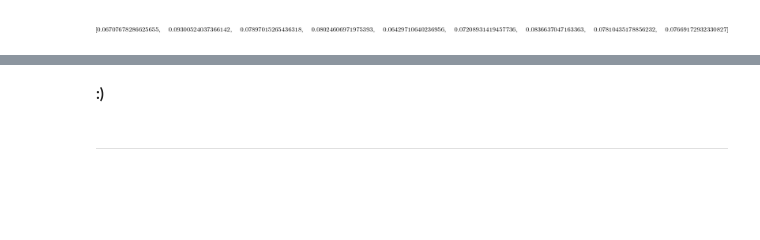
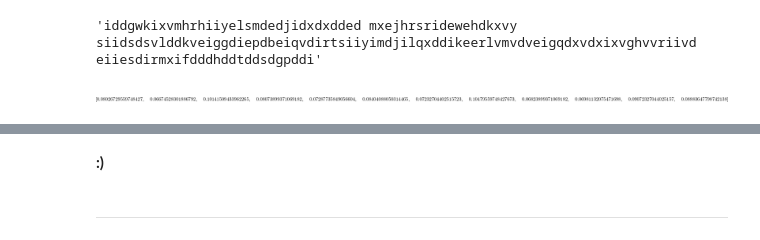
Before and after one commit to massimo-nocentini/scratchpad, a Jupyter notebook: chapters/crypto/vigenere-cryptoanalysis.ipynb, the cells around one changed output, grey strips where cells are left out. Saved outputs shown, nothing was run; the diff lists cells and outputs as text; code cells hidden in the pictures; blank space fills up the shorter version.

```diff
--- a/chapters/crypto/vigenere-cryptoanalysis.ipynb
+++ b/chapters/crypto/vigenere-cryptoanalysis.ipynb
@@ -99,18 +113,0 @@ assert decode(decrypt(cipher_text, k)) == plain_text
-# %%
-def frequency(elem, lst):
-    return lst.count(elem)
-
-def coincidence_index(lst, alphabet=A):
-    sums = 0
-    freqs = {}
-    denom = len(lst)
-    #if denom == 0 or denom == 1: return 0,{}
-    for k,v in alphabet.items(): freqs[k] = frequency(v, lst)
-    ci = sum(v*(v-1) for v in freqs.values())/(denom*(denom-1))
-    return ci, freqs
-
-def mutual_coincidence_index(fst, snd, g=0, alphabet=A):
-    fst_ci = coincidence_index(fst, alphabet)[1]
-    snd_ci = coincidence_index(snd, alphabet)[1]
-    return sum(fst_ci[k] * snd_ci[decode([(v+g)%len(alphabet)])]
-               for k,v in alphabet.items())/(len(fst)*len(snd))
@@ -158,14 +176,17 @@ coincidence_index(cipher_text)
 def spread(message, block_length):
     return [message[i:i+block_length] for i in range(0, len(message), block_length)]
 
-def col(spreaded, c, joiner=""):
+def col(spreaded, c, join=False, joiner=lambda c: ''.join(decode(c))):
     column = [lst[c] if c < len(lst) else None for lst in spreaded]
     ready = list(filter(lambda i: i is not None, column))
-    return joiner.join(ready) if joiner is not None else ready
+    return joiner(ready) if join else ready
 # %%
 spreaded = spread(cipher_text, 12)
 # %%
-c = col(spreaded,2,None)
+c = col(spreaded,2,True)
+c
+# %% [output]
+'iddgwkixvmhrhiiyelsmdedjidxdxdded mxejhrsridewehdkxvy siidsdsvlddkveiggdiepdbeiqvdirtsiiyimdjilqxddikeerlvmvdveigqdxvdxixvghvvriivd eiiesdirmxifdddhddtddsdgpddi'
 # %%
 def analyze(cipher_text):
     res = {}
@@ -176,23 +197,23 @@ def analyze(cipher_text):
         spreaded = spread(cipher_text, d)
         res[d] = []
         for c in range(d):
-            column = col(spreaded, c, joiner=None)
-            if len(column) < 2: continue
-            mci = coincidence_index(column)[0]
-            res[d].append(mci)
+            column = col(spreaded, c)
+            freqs = frequencies(column)
+            ci = coincidence_index(freqs)
+            if ci: res[d].append(ci)
     return res
 
 def guess_key_length(analysis, threshold=0.06):
     candidates = {}
     for k,v in analysis.items():
         cs = list(filter(lambda i: i > threshold, v))
-        if cs and len(cs) > k/2: candidates[k] = cs
+        if cs and len(cs) > ceiling(k/2): candidates[k] = cs
     return candidates
 # %%
 analysis = analyze(cipher_text)
 # %%
-probing_key_length = 9
+probing_key_length = 12
 guess_key_length(analysis)[probing_key_length]
 # %% [output]
-[figure, old version]
+[figure, new version]
 # %%
```
Also changed, not shown: parts of 28 cells of this notebook, 1 other file.
